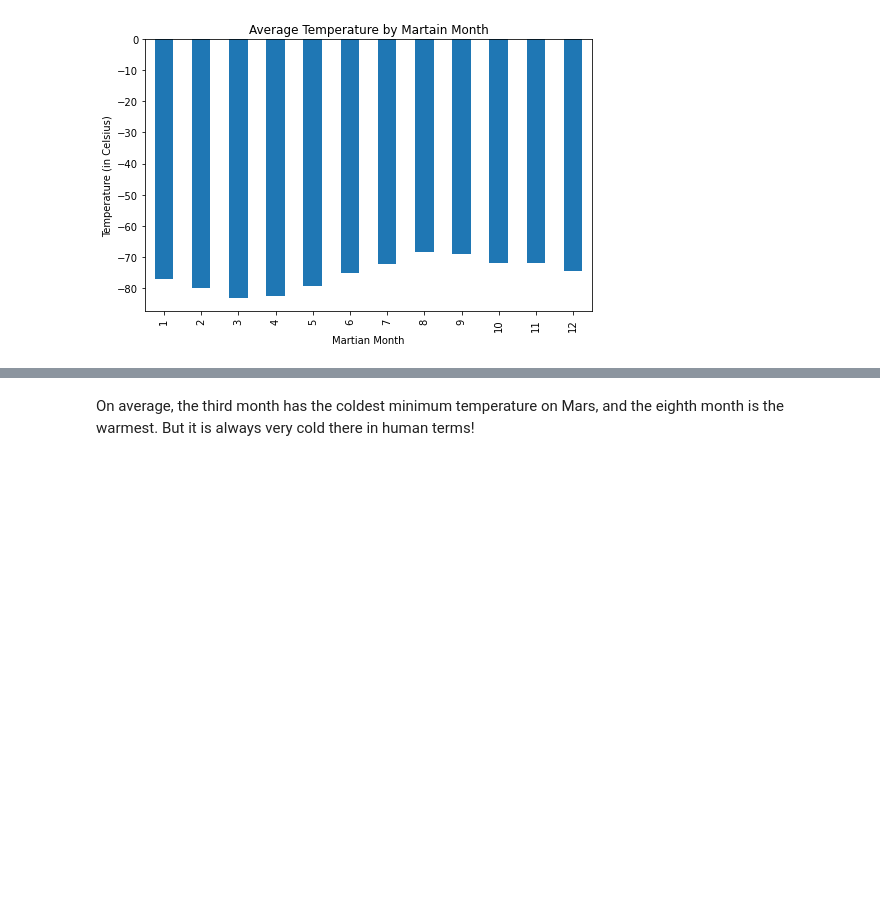
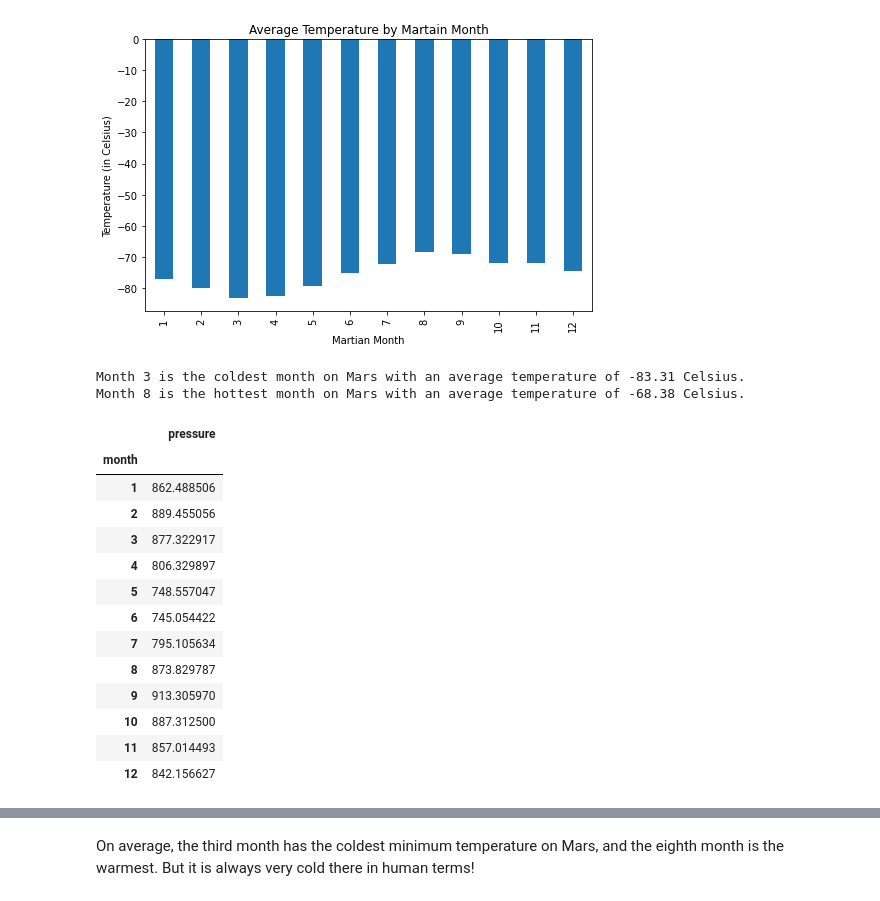
Before and after one commit to saraparveen26/WebScraping-Mars, a Jupyter notebook: Mars/part_2_mars_weather.ipynb, the cells around one changed output, grey strips where cells are left out. Drawn from its saved outputs; the diff is of its cells as text; code cells hidden in the pictures; blank space fills up the shorter version.

```diff
--- a/1_Mars_News/part_2_mars_weather.ipynb
+++ b/Mars/part_2_mars_weather.ipynb
@@ -246,2 +245,36 @@ plt.show()
+# %%
+# Identify the coldest and hottest months in Curiosity's location
+
+# Identify the coldest month and its temperature
+coldest_temp = avg_low_temp['min_temp'].min()
+coldest_month = avg_low_temp[avg_low_temp['min_temp'] == coldest_temp].index[0]
+
+# Identify the hottest month and its temperature
+hottest_temp = avg_low_temp['min_temp'].max()
+hottest_month = avg_low_temp[avg_low_temp['min_temp'] == hottest_temp].index[0]
+
+# Print the coldest and hottest months and the respective temperatures
+print(f"Month {coldest_month} is the coldest month on Mars with an average temperature of {round((coldest_temp),2)} Celsius.")
+print(f"Month {hottest_month} is the hottest month on Mars with an average temperature of {round((hottest_temp),2)} Celsius.")
+# %% [output]
+Month 3 is the coldest month on Mars with an average temperature of -83.31 Celsius.
+Month 8 is the hottest month on Mars with an average temperature of -68.38 Celsius.
 # %%
 # 4. Average pressure by Martian month
+avg_pressure = weather_df[['month', 'pressure']].groupby('month').mean()
+avg_pressure
+# %% [output]
+|  | pressure |
+| month |  |
+| 1 | 862.488506 |
+| 2 | 889.455056 |
+| 3 | 877.322917 |
+| 4 | 806.329897 |
+| 5 | 748.557047 |
+| 6 | 745.054422 |
+| 7 | 795.105634 |
+| 8 | 873.829787 |
+| 9 | 913.305970 |
+| 10 | 887.312500 |
+| 11 | 857.014493 |
+| 12 | 842.156627 |
```
Also changed, not shown: parts of 9 cells of this notebook, 3 other files.
